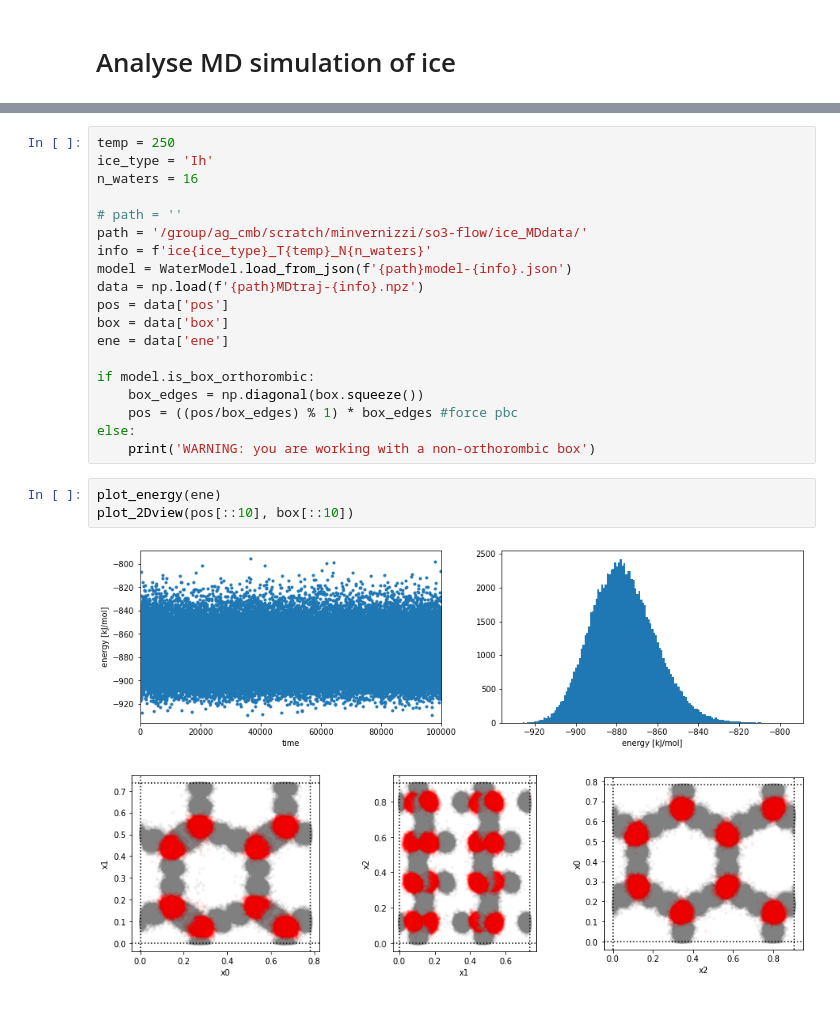
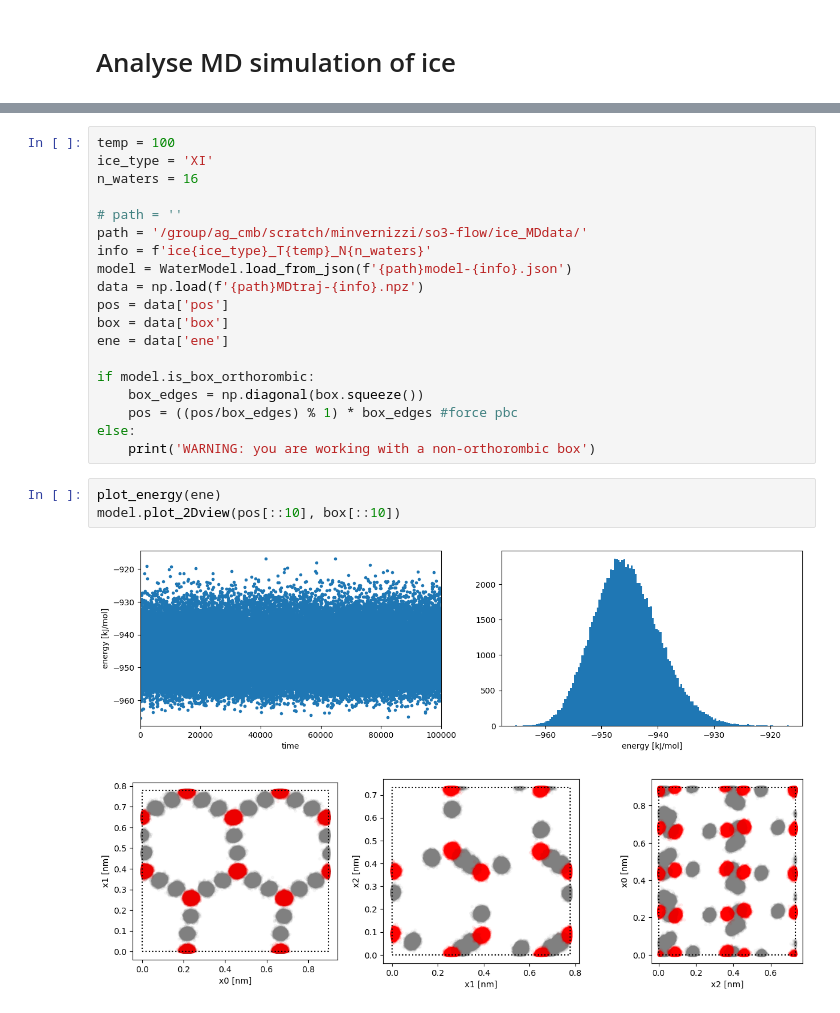
Before and after one commit to noegroup/rigid-flows, a Jupyter notebook: data/water/ice_analysis.ipynb, the cells around one changed output, grey strips where cells are left out. Drawn from its saved outputs; the diff is of its cells as text.

```diff
--- a/data/water/ice_analysis.ipynb
+++ b/data/water/ice_analysis.ipynb
@@ -5,8 +5,8 @@ from watermodel import *
 # %% [output]
 [interactive output not drawn]
 # %%
-temp = 250
-ice_type = 'Ih'
+temp = 100
+ice_type = 'XI'
 n_waters = 16
 
 # path = ''
@@ -25,7 +25,7 @@ else:
     print('WARNING: you are working with a non-orthorombic box')
 # %%
 plot_energy(ene)
-plot_2Dview(pos[::10], box[::10])
+model.plot_2Dview(pos[::10], box[::10])
 # %% [output]
-[figure, old version]
+[figure, new version]
-[figure, old version]
+[figure, new version]
```
Also changed, not shown: parts of 3 cells of this notebook, 3 other files.
